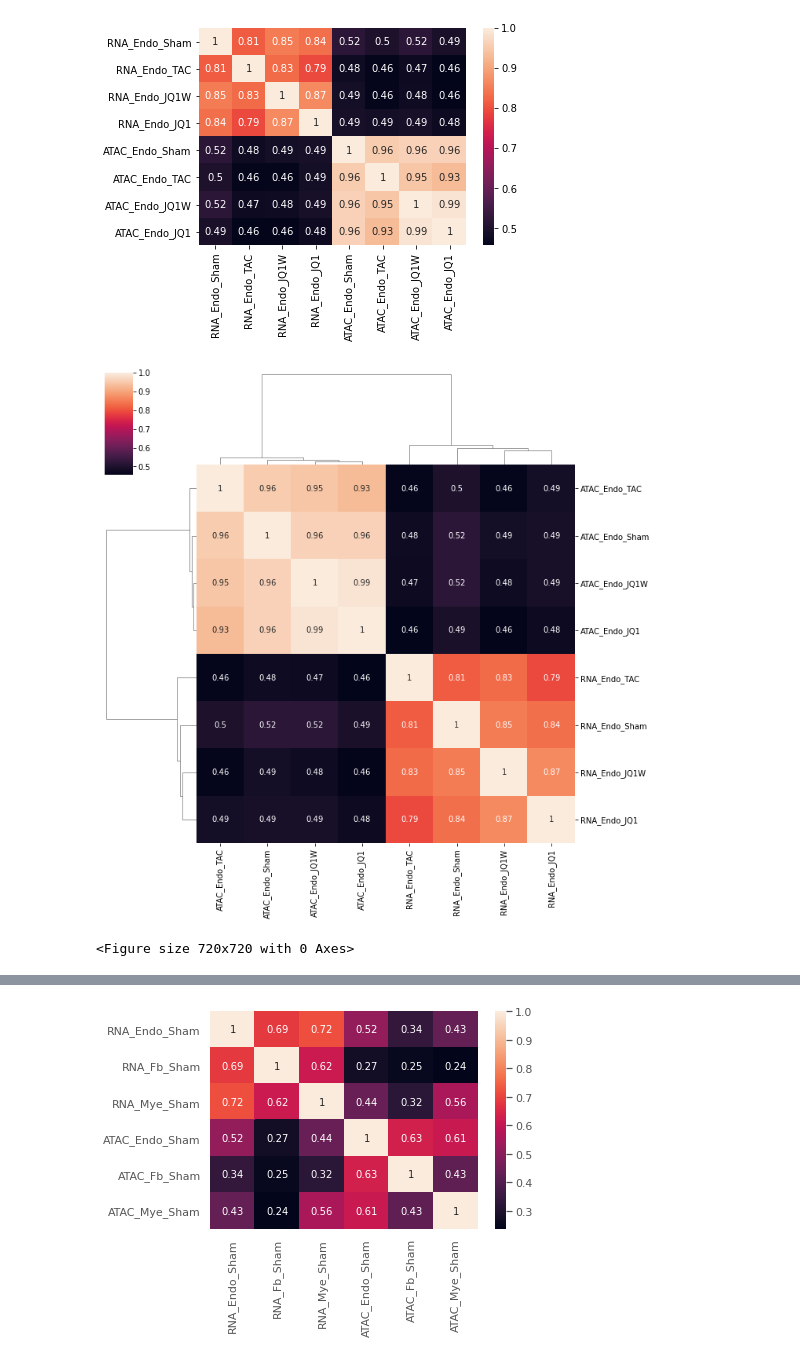
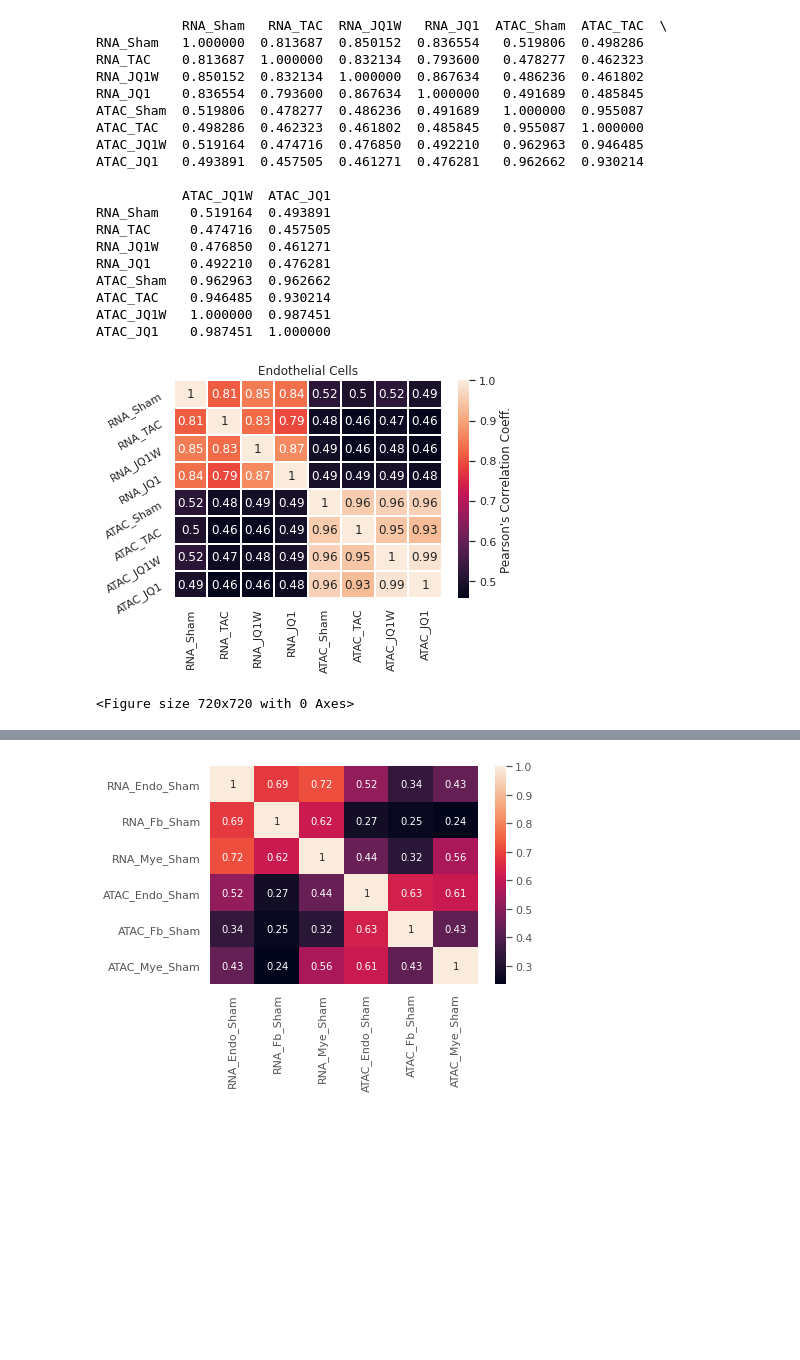
Before and after one commit to code-s-witch/Pollard-Lab, a Jupyter notebook: combined_replicates_cellType_specific.ipynb, the cells around one changed output, grey strips where cells are left out. Drawn from its saved outputs; the diff is of its cells as text; code cells hidden in the pictures; blank space fills up the shorter version.

```diff
--- a/combined_replicates_cellType_specific.ipynb
+++ b/combined_replicates_cellType_specific.ipynb
@@ -257,48 +257,70 @@ atacDict= run_ds_on_exp(samples_dir, rel_path, "ATAC")
 # %%
 #-----------------By cell type------------------
 #merge samples for endothelial cells
 mergeDict_Endo = {}
-mergeDict_Endo['RNA_Endo_Sham'] = rnaDict['RNA_Endo_Sham']
-mergeDict_Endo['RNA_Endo_TAC'] = rnaDict['RNA_Endo_TAC']
-mergeDict_Endo['RNA_Endo_JQ1W'] = rnaDict['RNA_Endo_JQ1W']
-mergeDict_Endo['RNA_Endo_JQ1'] = rnaDict['RNA_Endo_JQ1']
-mergeDict_Endo['ATAC_Endo_Sham'] = atacDict['ATAC_Endo_Sham']
-mergeDict_Endo['ATAC_Endo_TAC'] = atacDict['ATAC_Endo_TAC']
-mergeDict_Endo['ATAC_Endo_JQ1W'] = atacDict['ATAC_Endo_JQ1W']
-mergeDict_Endo['ATAC_Endo_JQ1'] = atacDict['ATAC_Endo_JQ1']
+mergeDict_Endo['RNA_Sham'] = rnaDict['RNA_Endo_Sham']
+mergeDict_Endo['RNA_TAC'] = rnaDict['RNA_Endo_TAC']
+mergeDict_Endo['RNA_JQ1W'] = rnaDict['RNA_Endo_JQ1W']
+mergeDict_Endo['RNA_JQ1'] = rnaDict['RNA_Endo_JQ1']
+mergeDict_Endo['ATAC_Sham'] = atacDict['ATAC_Endo_Sham']
+mergeDict_Endo['ATAC_TAC'] = atacDict['ATAC_Endo_TAC']
+mergeDict_Endo['ATAC_JQ1W'] = atacDict['ATAC_Endo_JQ1W']
+mergeDict_Endo['ATAC_JQ1'] = atacDict['ATAC_Endo_JQ1']
 
 
 #create dataframe
 df_endo = pd.DataFrame(data=mergeDict_Endo)
 
 
 #create correlation matrix using the pearson correlation coefficient
 #correlation matrix for endothelial cells
 cell = "endo"
+plt.title('Endothelial Cells', fontsize = 12) # title with fontsize 20
 corr_matrix_endo = df_endo.corr(method = 'pearson')
-heatmap = sns.heatmap(corr_matrix_endo, annot=True)
-cluster = sns.clustermap(corr_matrix_endo, annot=True)
+heatmap = sns.heatmap(corr_matrix_endo, annot=True, linewidths=1)
+heatmap.collections[0].colorbar.set_label('Pearson\'s Correlation Coeff.', fontsize = 12)
+heatmap.set_xticklabels(heatmap.get_xticklabels(), rotation=90)
+heatmap.set_yticklabels(heatmap.get_yticklabels(), rotation=30)
+# cluster = sns.clustermap(corr_matrix_endo, annot=True)
 
 
 #saves figure for plot by cell type
 plt.figure(figsize=(10,10))
 
 #get figure and save figure
 img_format = '.png'
 exp = "RNAvsATAC"
 
-figure2 = "heatmap"
-filename2 = figure2 + '_' + exp + '_'+ cell + img_format
-fig2 = heatmap.get_figure()
-fig2.savefig('images/new_pipeline/all_reads_'+filename2,bbox_inches='tight')
+# figure2 = "heatmap"
+# filename2 = figure2 + '_' + exp + '_'+ cell + img_format
+# fig2 = heatmap.get_figure()
+# fig2.savefig('images/new_pipeline/all_reads_'+filename2,bbox_inches='tight')
 
-figure3 = "clustermap"
-filename3 = figure3 + '_' + exp + '_'+ cell + img_format
-cluster.savefig('images/new_pipeline/all_reads_'+filename3)
+# figure3 = "clustermap"
+# filename3 = figure3 + '_' + exp + '_'+ cell + img_format
+# cluster.savefig('images/new_pipeline/all_reads_'+filename3)
 # %% [output]
+           RNA_Sham   RNA_TAC  RNA_JQ1W   RNA_JQ1  ATAC_Sham  ATAC_TAC  \
+RNA_Sham   1.000000  0.813687  0.850152  0.836554   0.519806  0.498286
+RNA_TAC    0.813687  1.000000  0.832134  0.793600   0.478277  0.462323
+RNA_JQ1W   0.850152  0.832134  1.000000  0.867634   0.486236  0.461802
+RNA_JQ1    0.836554  0.793600  0.867634  1.000000   0.491689  0.485845
+ATAC_Sham  0.519806  0.478277  0.486236  0.491689   1.000000  0.955087
+ATAC_TAC   0.498286  0.462323  0.461802  0.485845   0.955087  1.000000
+ATAC_JQ1W  0.519164  0.474716  0.476850  0.492210   0.962963  0.946485
+ATAC_JQ1   0.493891  0.457505  0.461271  0.476281   0.962662  0.930214
+
+           ATAC_JQ1W  ATAC_JQ1
+RNA_Sham    0.519164  0.493891
+RNA_TAC     0.474716  0.457505
+RNA_JQ1W    0.476850  0.461271
+RNA_JQ1     0.492210  0.476281
+ATAC_Sham   0.962963  0.962662
+ATAC_TAC    0.946485  0.930214
+ATAC_JQ1W   1.000000  0.987451
+ATAC_JQ1    0.987451  1.000000
-[figure, old version]
+[figure, new version]
-[figure, removed]
-<Figure size 720x720 with 0 Axes>
+<Figure size 720x720 with 0 Axes>
 # %%
 #merge samples for fibroblast cells
 mergeDict_Fb = {}
```
Also changed, not shown: parts of 12 cells of this notebook, 1 other file.
